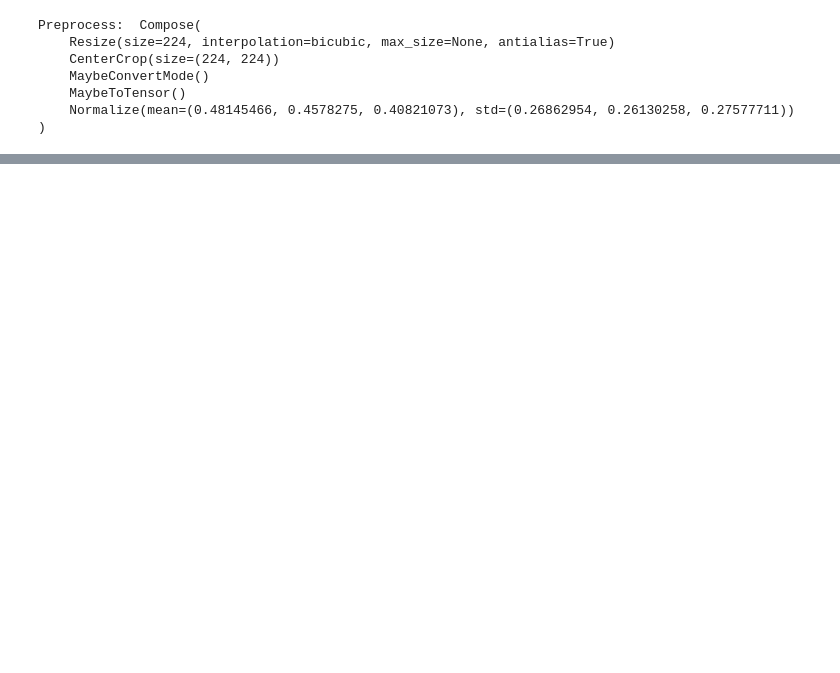
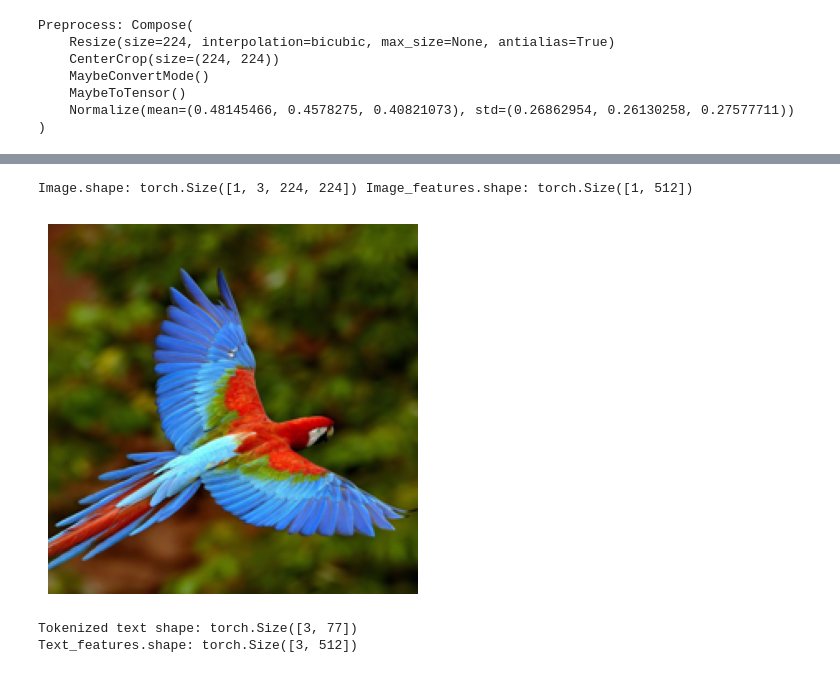
Before and after one commit to FlyingMatrix/clip, a Jupyter notebook: clip.ipynb, the cells around one changed output, grey strips where cells are left out. Drawn from its saved outputs; the diff is of its cells as text; code cells hidden in the pictures; blank space fills up the shorter version.

```diff
--- a/clip.ipynb
+++ b/clip.ipynb
@@ -22,0 +30,47 @@ Preprocess:  Compose(
+# %%
+# Preprocess the image, turn it into a CLIP embedding -> image_features
+import torch
+import matplotlib.pyplot as plt
+
+image = preprocess(input_image).unsqueeze(0)
+
+with torch.no_grad(), torch.amp.autocast("cuda"):   # For saving memory & speeding up training
+    image_features = model.encode_image(image)      # Turn into a CLIP embedding
+
+print('Image.shape:', image.shape, 'Image_features.shape:', image_features.shape)
+
+# Remove the batch dimension and clone the tensor
+img = image.squeeze(0).clone().detach()
+
+# Define standard OpenAI CLIP mean and std deviation
+mean = torch.tensor([0.48145466, 0.4578275, 0.40821073]).view(3, 1, 1)
+std = torch.tensor([0.26862954, 0.26130258, 0.27577711]).view(3, 1, 1)
+
+# Reverse the normalization: (image * std) + mean
+img = img * std + mean
+
+# Clamp values to ensure they stay strictly between [0, 1]
+img = torch.clamp(img, 0, 1)
+
+# Permute dimensions from [C, H, W] to [H, W, C] for Matplotlib
+img_np = img.permute(1, 2, 0).cpu().numpy()
+
+# Plot the restored image
+plt.imshow(img_np)
+plt.axis('off')
+plt.show()
+# %% [output]
+Image.shape: torch.Size([1, 3, 224, 224]) Image_features.shape: torch.Size([1, 512])
+[figure, added]
+# %%
+# Generate text features
+text = open_clip.tokenize(["a bird", "a dog", "a cat"])
+
+with torch.no_grad(), torch.amp.autocast("cuda"):   # For saving memory & speeding up training
+    text_features = model.encode_text(text)
+
+print('Tokenized text shape:', text.shape)
+print('Text_features.shape:', text_features.shape)
+# %% [output]
+Tokenized text shape: torch.Size([3, 77])
+Text_features.shape: torch.Size([3, 512])
```
Also changed, not shown: parts of 3 cells of this notebook.
